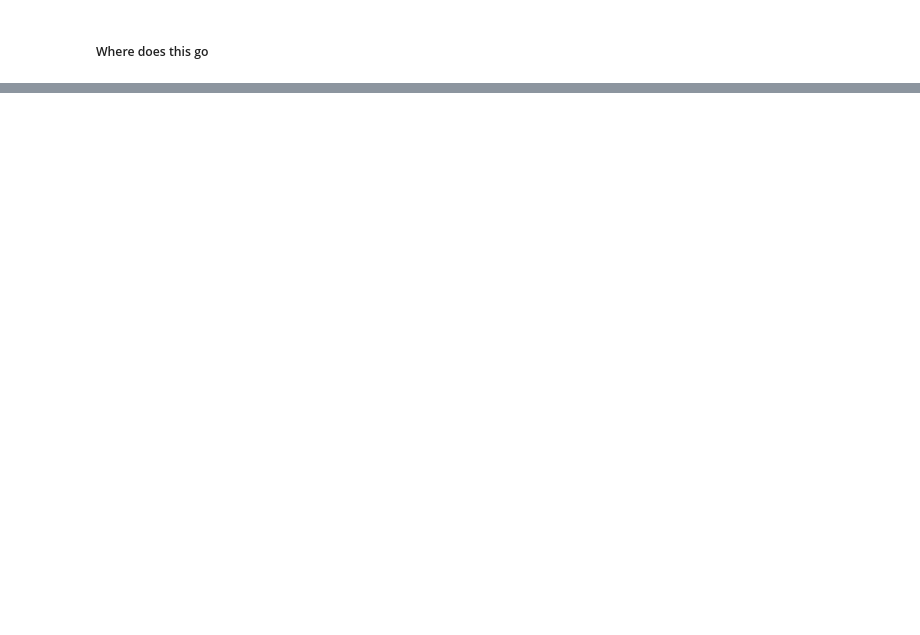
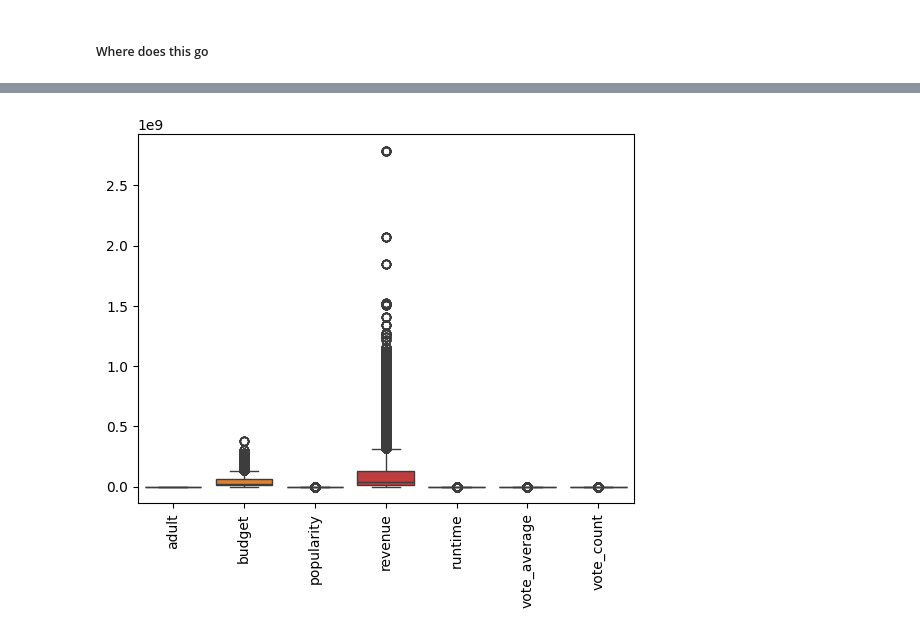
Before and after one commit to Gruppe-H/AI_exam, a Jupyter notebook: regression.ipynb, the cells around one changed output, grey strips where cells are left out. Cells and saved outputs as stored; diff of their text form; code cells hidden in the pictures; blank space fills up the shorter version.

```diff
--- a/regression.ipynb
+++ b/regression.ipynb
@@ -311,0 +462,6 @@ plt.show()
+# %%
+sns.boxplot(data=cleaned_data)
+plt.xticks(rotation=90)
+plt.show()
+# %% [output]
+[figure, added]
```
Also changed, not shown: parts of 61 cells of this notebook, 1 other file.
